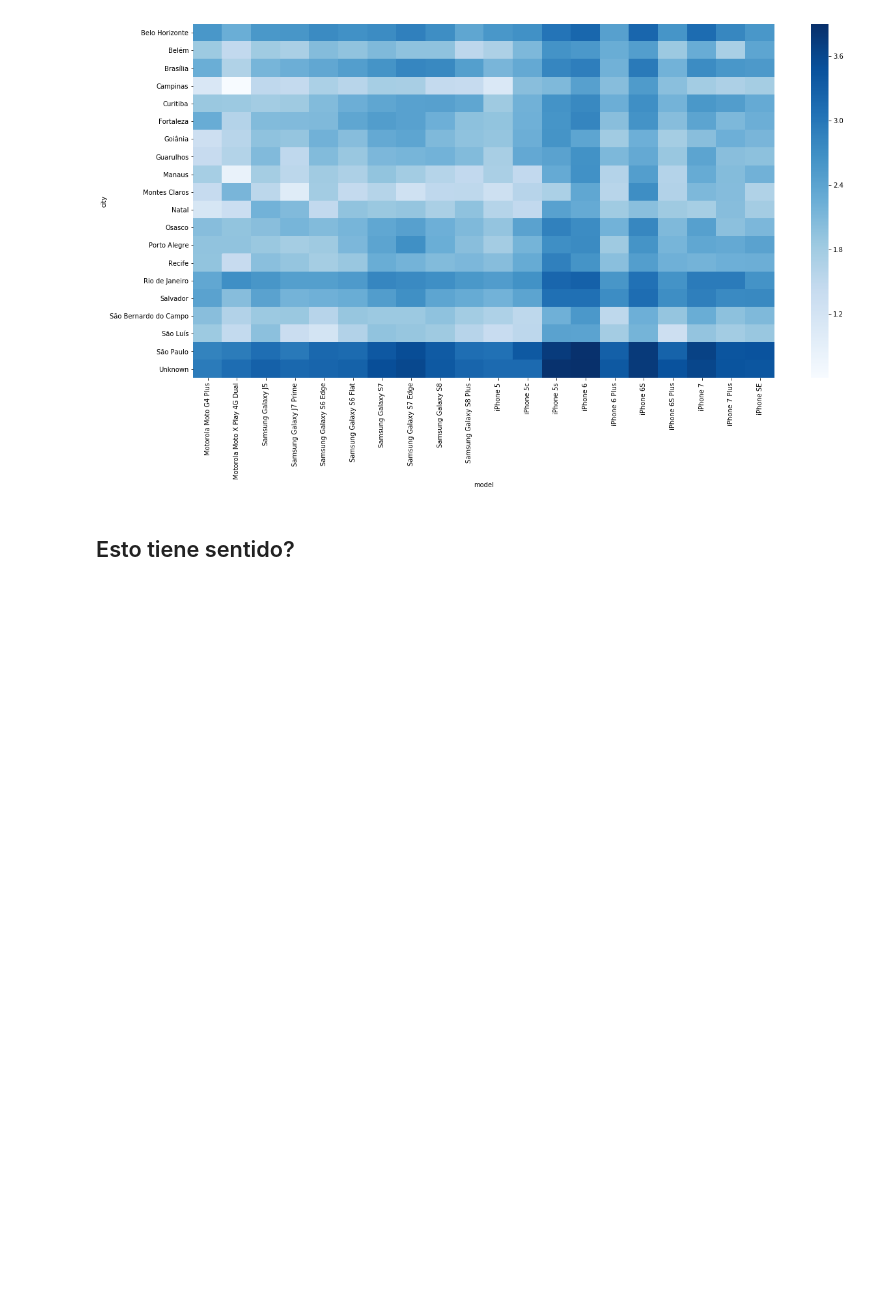
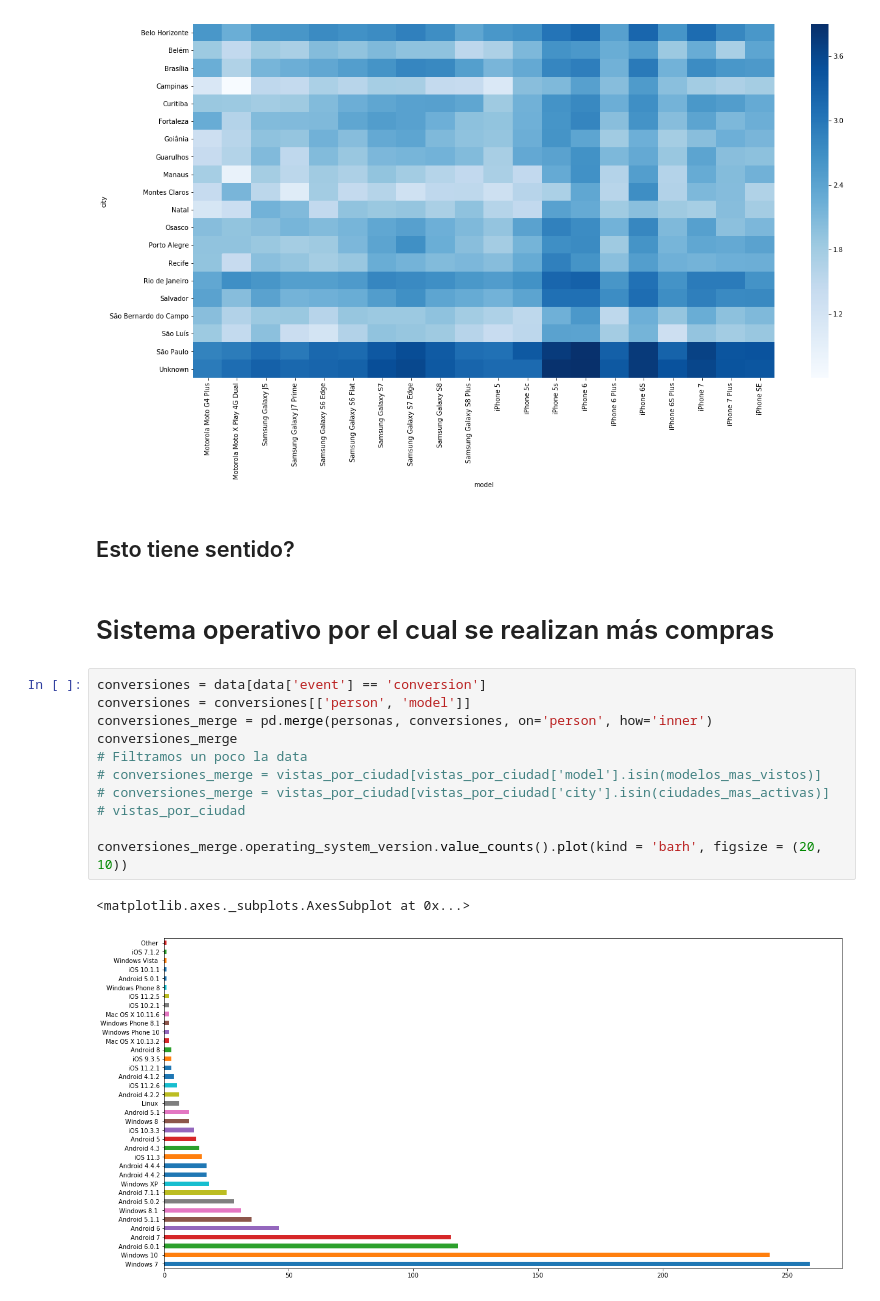
Before and after one commit to sebalogue/tp1-datos, a Jupyter notebook: src/Introduccion/joins.ipynb, the cells around one changed output. Cells and saved outputs as stored; diff of their text form; blank space fills up the shorter version.

```diff
--- a/src/Introduccion/joins.ipynb
+++ b/src/Introduccion/joins.ipynb
@@ -43,3 +43,19 @@ sns.heatmap(graf, cmap = 'Blues')
 [figure]
 # %% [markdown]
 ## Esto tiene sentido?
+# %% [markdown]
+# Sistema operativo por el cual se realizan más compras
+# %%
+conversiones = data[data['event'] == 'conversion']
+conversiones = conversiones[['person', 'model']]
+conversiones_merge = pd.merge(personas, conversiones, on='person', how='inner')
+conversiones_merge
+# Filtramos un poco la data
+# conversiones_merge = vistas_por_ciudad[vistas_por_ciudad['model'].isin(modelos_mas_vistos)]
+# conversiones_merge = vistas_por_ciudad[vistas_por_ciudad['city'].isin(ciudades_mas_activas)]
+# vistas_por_ciudad
+
+conversiones_merge.operating_system_version.value_counts().plot(kind = 'barh', figsize = (20, 10))
+# %% [output]
+<matplotlib.axes._subplots.AxesSubplot at 0x...>
+[figure, added]
```
Also changed, not shown: parts of 5 cells of this notebook, 1 other file.
